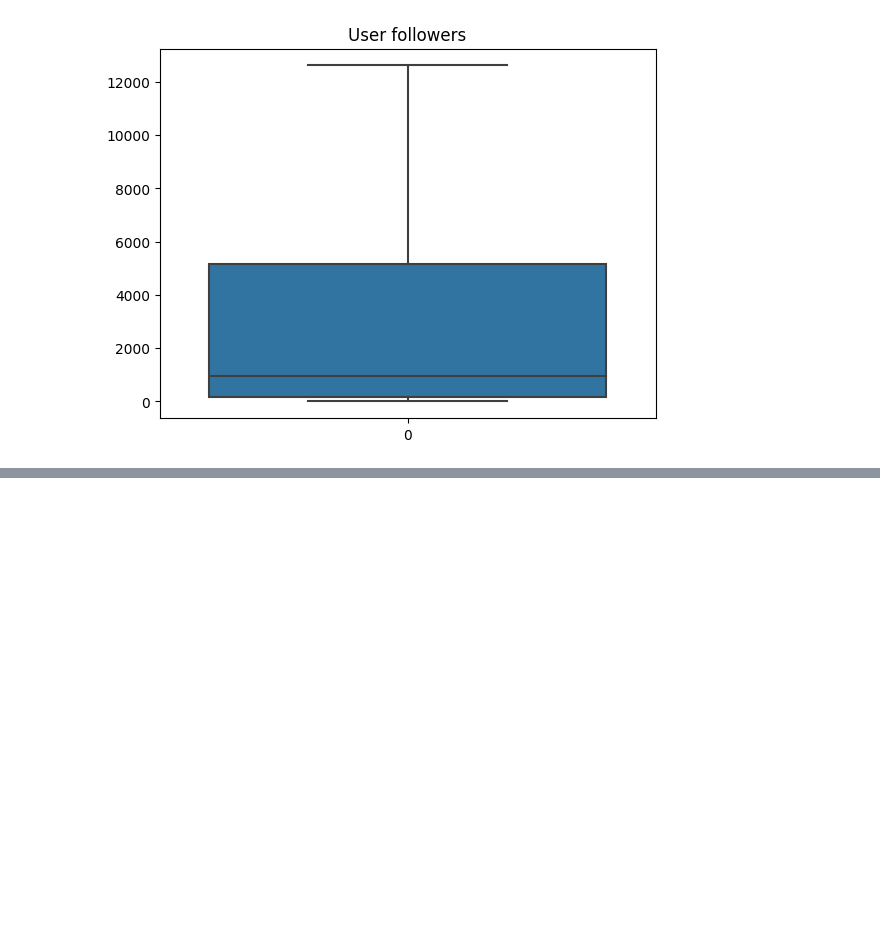
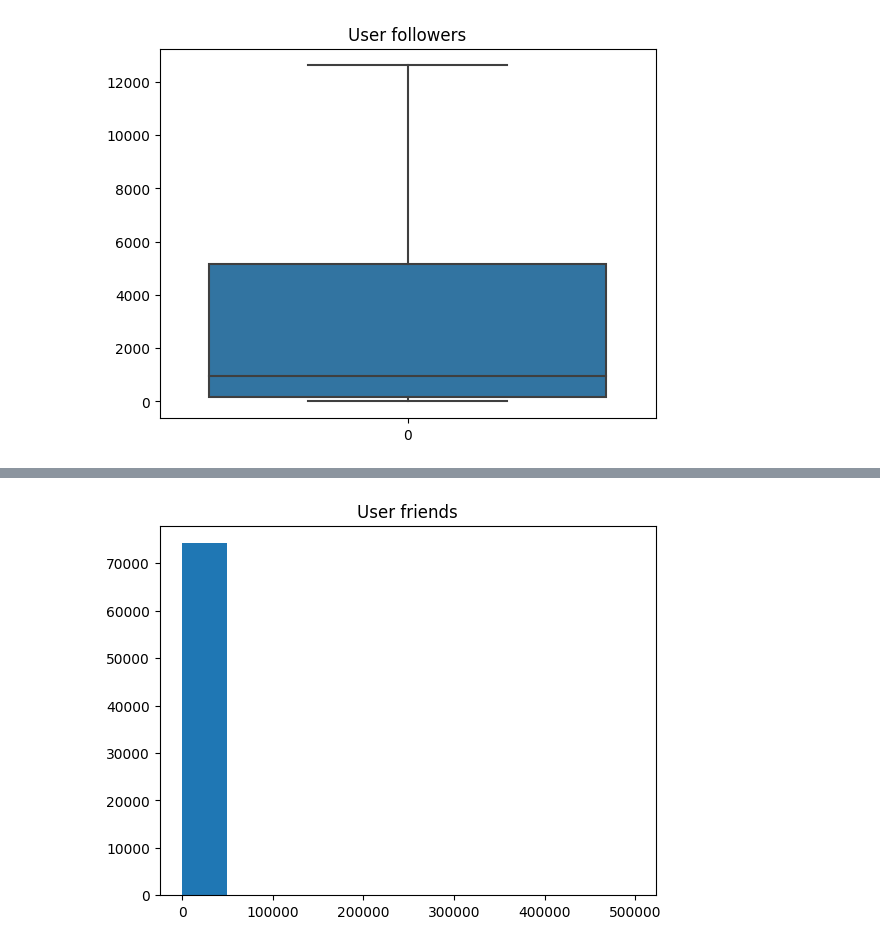
Before and after one commit to AntonioCedilloA01656823/Laboratorio_A01656823, a Jupyter notebook: retoAnalitica/TC1002S/A01656823_CalorBox.ipynb, the cells around one changed output, grey strips where cells are left out. Drawn from its saved outputs; the diff is of its cells as text; code cells hidden in the pictures; blank space fills up the shorter version.

```diff
--- a/retoAnalitica/TC1002S/A01656823_CalorBox.ipynb
+++ b/retoAnalitica/TC1002S/A01656823_CalorBox.ipynb
@@ -44,0 +65,7 @@ sb.boxplot(data = df["user_friends"],showfliers=False).set(title="User friends")
+# %%
+fig, ax = plt.subplots()
+ax.hist(df["user_friends"])
+plt.title("User friends")
+plt.show()
+# %% [output]
+[figure, added]
```
Also changed, not shown: parts of 14 cells of this notebook, 1 other file.
